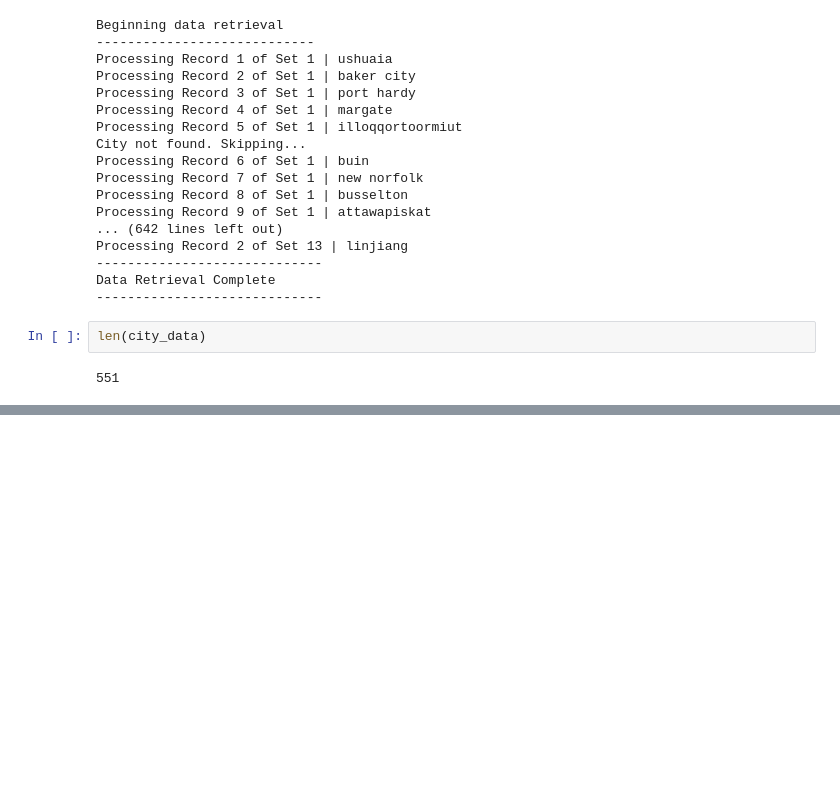
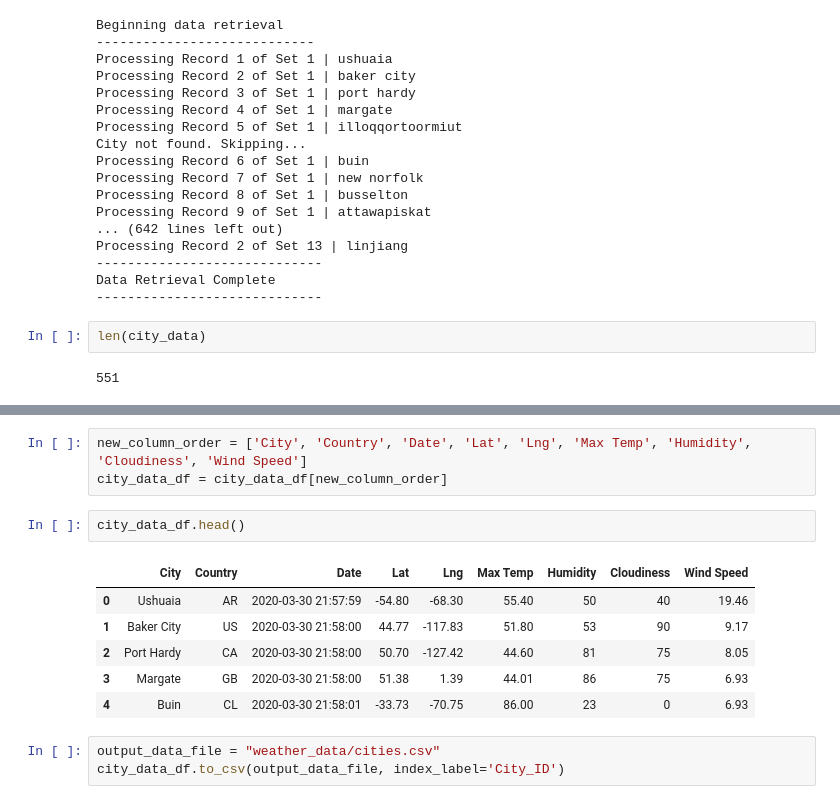
Before and after one commit to blocrunx/World_Weather_Analysis, a Jupyter notebook: WeatherPy.ipynb, the cells around one changed output, grey strips where cells are left out. Saved outputs shown, nothing was run; the diff lists cells and outputs as text; blank space fills up the shorter version.

```diff
--- a/WeatherPy.ipynb
+++ b/WeatherPy.ipynb
@@ -118,0 +135,15 @@ len(city_data)
+# %%
+new_column_order = ['City', 'Country', 'Date', 'Lat', 'Lng', 'Max Temp', 'Humidity', 'Cloudiness', 'Wind Speed']
+city_data_df = city_data_df[new_column_order]
+# %%
+city_data_df.head()
+# %% [output]
+|  | City | Country | Date | Lat | Lng | Max Temp | Humidity | Cloudiness | Wind Speed |
+| 0 | Ushuaia | AR | 2020-03-30 21:57:59 | -54.80 | -68.30 | 55.40 | 50 | 40 | 19.46 |
+| 1 | Baker City | US | 2020-03-30 21:58:00 | 44.77 | -117.83 | 51.80 | 53 | 90 | 9.17 |
+| 2 | Port Hardy | CA | 2020-03-30 21:58:00 | 50.70 | -127.42 | 44.60 | 81 | 75 | 8.05 |
+| 3 | Margate | GB | 2020-03-30 21:58:00 | 51.38 | 1.39 | 44.01 | 86 | 75 | 6.93 |
+| 4 | Buin | CL | 2020-03-30 21:58:01 | -33.73 | -70.75 | 86.00 | 23 | 0 | 6.93 |
+# %%
+output_data_file = "weather_data/cities.csv"
+city_data_df.to_csv(output_data_file, index_label='City_ID')
```
Also changed, not shown: parts of 2 cells of this notebook, 2 other files.
